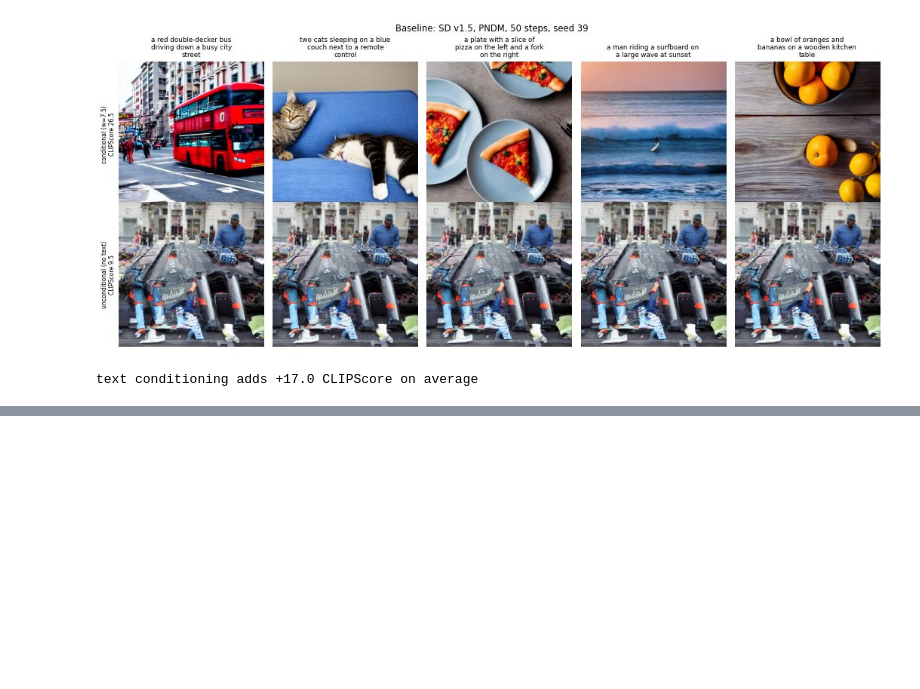
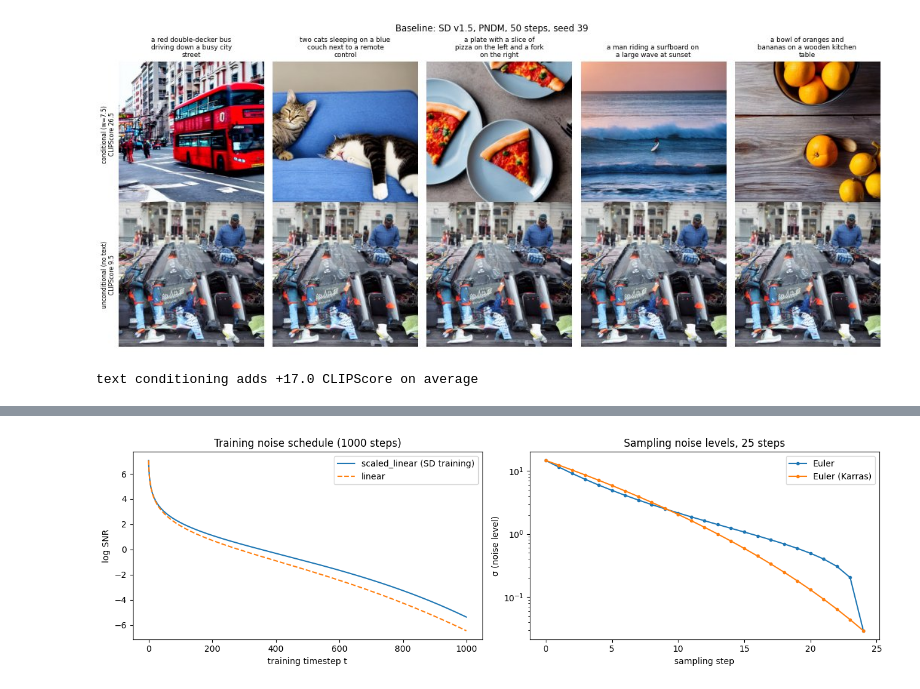
Before and after one commit to Aryan16d/IE7615-Generative-milestone, a Jupyter notebook: notebooks/milestone_2_baseline_generation.ipynb, the cells around one changed output, grey strips where cells are left out. Saved outputs shown, nothing was run; the diff lists cells and outputs as text; code cells hidden in the pictures; blank space fills up the shorter version.

```diff
--- a/notebooks/milestone_2_baseline_generation.ipynb
+++ b/notebooks/milestone_2_baseline_generation.ipynb
@@ -350,0 +438,15 @@ text conditioning adds +17.0 CLIPScore on average
+# %%
+cfgS = pipe.scheduler.config
+fig, ax = plt.subplots(1, 2, figsize=(13, 4))
+for beta, ls in [("scaled_linear", "-"), ("linear", "--")]:
+    ac = DDPMScheduler.from_config(cfgS, beta_schedule=beta).alphas_cumprod.numpy()
+    ax[0].plot(np.log(ac / (1 - ac)), ls, label=beta + (" (SD training)" if beta == "scaled_linear" else ""))
+ax[0].set(xlabel="training timestep t", ylabel="log SNR", title="Training noise schedule (1000 steps)"); ax[0].legend()
+
+for name in ["Euler", "Euler (Karras)"]:
+    s = SCHEDULERS[name](cfgS); s.set_timesteps(25)
+    ax[1].plot(s.sigmas.numpy()[:-1], marker=".", label=name)
+ax[1].set(xlabel="sampling step", ylabel="σ (noise level)", yscale="log", title="Sampling noise levels, 25 steps"); ax[1].legend()
+plt.tight_layout(); plt.savefig(PLOTS_DIR / "m2_noise_schedules.png", dpi=110); plt.show()
+# %% [output]
+[figure, added]
```
Also changed, not shown: parts of 11 cells of this notebook.
